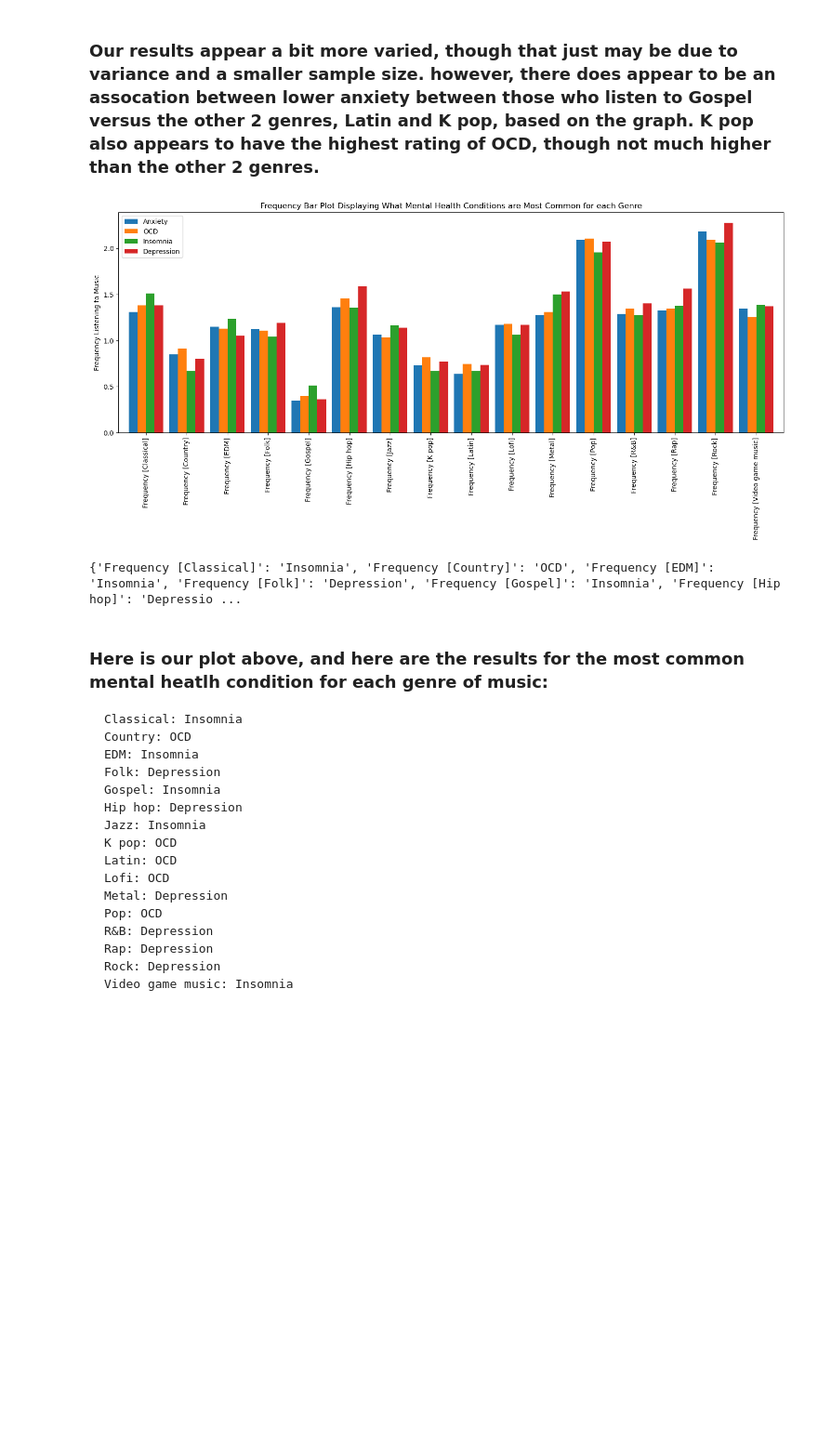
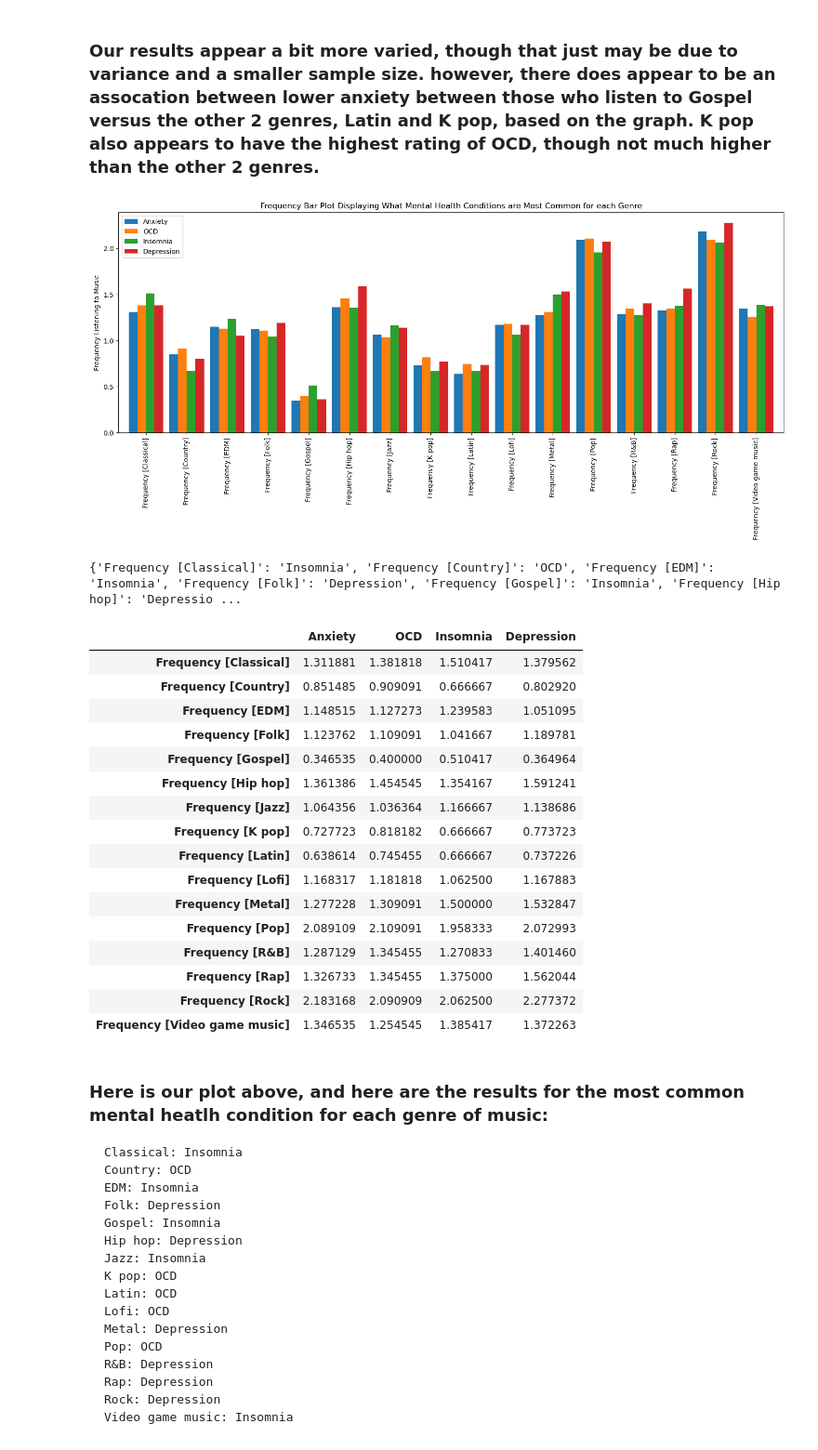
Before and after one commit to GamingCuber/final_project_hth, a Jupyter notebook: src/main.ipynb, the cells around one changed output. Shown at 93% size. Drawn from its saved outputs; the diff is of its cells as text; code cells hidden in the pictures; blank space fills up the shorter version.

```diff
--- a/src/main.ipynb
+++ b/src/main.ipynb
@@ -110,33 +110,51 @@ plt.show()
 # I would say a high rating for a mental health condition is anything above a 7, and the code below gets each of those conditions, and the music genre frequencies for each
 
 anxiety_df = main_data[(main_data["Anxiety"] > 7)].filter(like="Frequency").mean()
 ocd_df = main_data[(main_data["OCD"] > 7)].filter(like="Frequency").mean()
 insomnia_df = main_data[(main_data["Insomnia"] > 7)].filter(like="Frequency").mean()
 depression_df = main_data[(main_data["Depression"] > 7)].filter(like="Frequency").mean()
 
 # This compiles all 4 of those dataframes above into one big dataframe for making a plot and analysis
 
 mental_health_total_df = pd.concat([anxiety_df, ocd_df, insomnia_df, depression_df], axis=1)
 mental_health_total_df.rename(columns = {0: "Anxiety", 1: "OCD", 2: "Insomnia", 3: "Depression"}, inplace = True)
 
 # This code will automatically find the most common mental health condition from each genre of music, and put them in a dictionary
 
 most_common_mental_health_condition = {}
 
 for index, row in mental_health_total_df.iterrows():
     most_popular_genre = row.idxmax()
     most_common_mental_health_condition[index] = most_popular_genre
 
 mental_health_barplot = mental_health_total_df.plot(kind = "bar", figsize = (18, 6), width = 0.85)
 mental_health_barplot.set_ylabel("Frequency Listening to Music")
 mental_health_barplot.set_title("Frequency Bar Plot Displaying What Mental Health Conditions are Most Common for each Genre")
 
 plt.show()
 
 print(most_common_mental_health_condition)
+mental_health_total_df
 # %% [output]
 [figure]
 {'Frequency [Classical]': 'Insomnia', 'Frequency [Country]': 'OCD', 'Frequency [EDM]': 'Insomnia', 'Frequency [Folk]': 'Depression', 'Frequency [Gospel]': 'Insomnia', 'Frequency [Hip hop]': 'Depressio ...
+|  | Anxiety | OCD | Insomnia | Depression |
+| Frequency [Classical] | 1.311881 | 1.381818 | 1.510417 | 1.379562 |
+| Frequency [Country] | 0.851485 | 0.909091 | 0.666667 | 0.802920 |
+| Frequency [EDM] | 1.148515 | 1.127273 | 1.239583 | 1.051095 |
+| Frequency [Folk] | 1.123762 | 1.109091 | 1.041667 | 1.189781 |
+| Frequency [Gospel] | 0.346535 | 0.400000 | 0.510417 | 0.364964 |
+| Frequency [Hip hop] | 1.361386 | 1.454545 | 1.354167 | 1.591241 |
+| Frequency [Jazz] | 1.064356 | 1.036364 | 1.166667 | 1.138686 |
+| Frequency [K pop] | 0.727723 | 0.818182 | 0.666667 | 0.773723 |
+| Frequency [Latin] | 0.638614 | 0.745455 | 0.666667 | 0.737226 |
+| Frequency [Lofi] | 1.168317 | 1.181818 | 1.062500 | 1.167883 |
+| Frequency [Metal] | 1.277228 | 1.309091 | 1.500000 | 1.532847 |
+| Frequency [Pop] | 2.089109 | 2.109091 | 1.958333 | 2.072993 |
+| Frequency [R&B] | 1.287129 | 1.345455 | 1.270833 | 1.401460 |
+| Frequency [Rap] | 1.326733 | 1.345455 | 1.375000 | 1.562044 |
+| Frequency [Rock] | 2.183168 | 2.090909 | 2.062500 | 2.277372 |
+| Frequency [Video game music] | 1.346535 | 1.254545 | 1.385417 | 1.372263 |
 # %% [markdown]
 ### Here is our plot above, and here are the results for the most common mental heatlh condition for each genre of music:
     Classical: Insomnia
```
Also changed, not shown: parts of 4 cells of this notebook.
